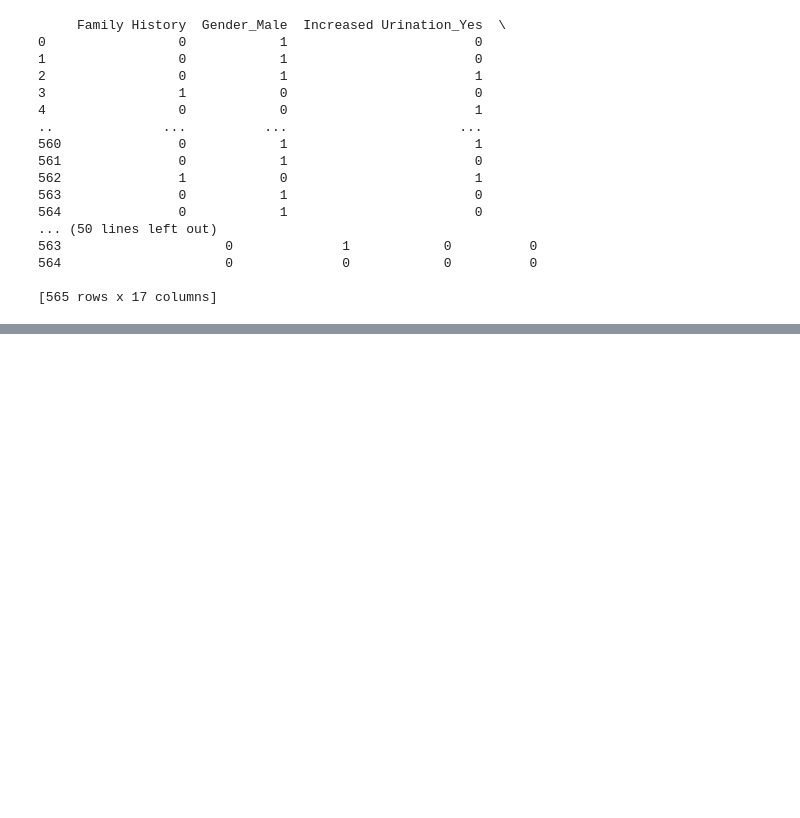
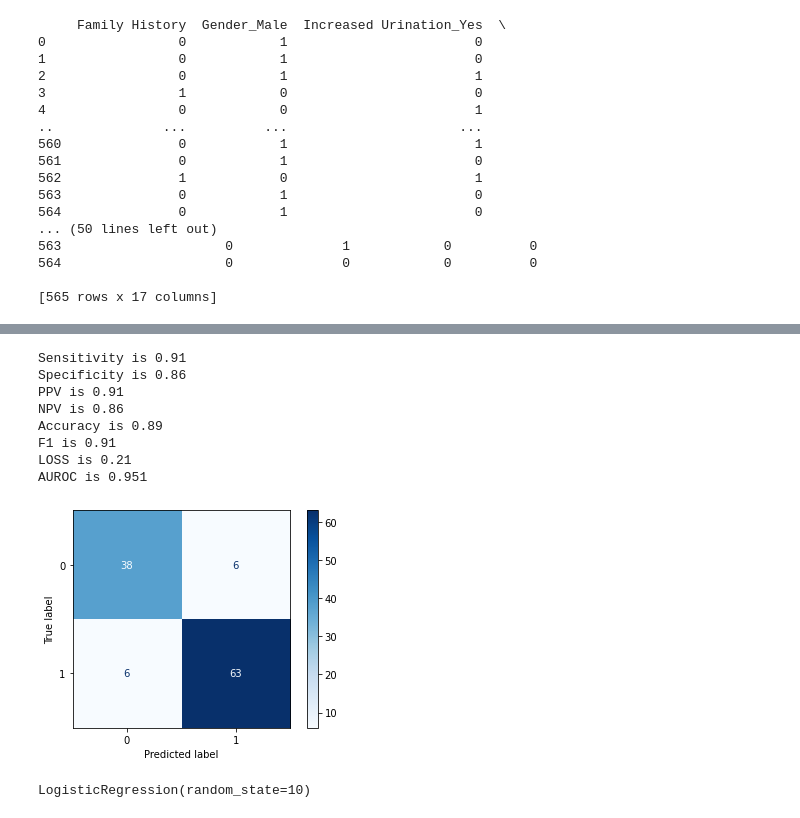
Before and after one commit to mlh-master/hw2_mlh-taima-leen, a Jupyter notebook: HW2_Solution.ipynb, the cells around one changed output, grey strips where cells are left out. Drawn from its saved outputs; the diff is of its cells as text; code cells hidden in the pictures; blank space fills up the shorter version.

```diff
--- a/HW2_Solution.ipynb
+++ b/HW2_Solution.ipynb
@@ -218,0 +337,60 @@ print(hot_vector)
+# %%
+from sklearn.metrics import confusion_matrix
+calc_TN = lambda y_true, y_pred: confusion_matrix(y_true, y_pred)[0, 0]
+calc_FP = lambda y_true, y_pred: confusion_matrix(y_true, y_pred)[0, 1]
+calc_FN = lambda y_true, y_pred: confusion_matrix(y_true, y_pred)[1, 0]
+calc_TP = lambda y_true, y_pred: confusion_matrix(y_true, y_pred)[1, 1]
+# %%
+from sklearn.metrics import plot_confusion_matrix, roc_auc_score
+
+y_pred_test = best_svm_lin.predict(X_test) #NOTICE NOT TO USE THE STANDARDIZED DATA.
+y_pred_proba_test = best_svm_lin.predict_proba(X_test)
+#--------------------------Impelment your code here:-------------------------------------
+y_pred_test_sc=np.where(y_pred_test==0, -1, y_pred_test)
+y_test_sc=np.where(y_test==0, -1, y_test)
+
+TN = calc_TN(y_test, y_pred_test)
+TP = calc_TP(y_test, y_pred_test)
+FN = calc_FN(y_test, y_pred_test)
+FP = calc_FP(y_test, y_pred_test)
+Se = TP/(TP+FN)
+Sp = TN/(TN+FP)
+PPV = TP/(TP+FP)
+NPV = TN/(TN+FN)
+Acc = (TP+TN)/(TP+TN+FP+FN)
+F1 = (2*PPV*Se)/(PPV+Se)
+LOSS=hinge_loss(y_test_sc,y_pred_test_sc)
+print(f'Sensitivity is {Se:.2f}')
+print(f'Specificity is {Sp:.2f}')
+print(f'PPV is {PPV:.2f}')
+print(f'NPV is {NPV:.2f}')
+print(f'Accuracy is {Acc:.2f}')
+print(f'F1 is {F1:.2f}')
+print(f'LOSS is {LOSS:.2f}')
+plot_confusion_matrix(svm_lin, X_test, y_test, cmap=plt.cm.Blues)
+plt.grid(False)
+#------------------------------------------------------------------------------------------
+print('AUROC is {:.3f}'.format(roc_auc_score(y_test, y_pred_proba_test[:,1])))
+# %% [output]
+Sensitivity is 0.91
+Specificity is 0.86
+PPV is 0.91
+NPV is 0.86
+Accuracy is 0.89
+F1 is 0.91
+LOSS is 0.21
+AUROC is 0.951
+[figure, added]
+# %%
+#logistic
+from sklearn.linear_model import LogisticRegression
+from sklearn.metrics import log_loss
+scaler = StandardScaler()
+
+X_train_scaled = scaler.fit_transform(X_train)
+X_test_scaled = scaler.transform(X_test)
+
+log_reg=LogisticRegression(random_state=10)
+log_reg.fit(X_train_scaled, np.ravel(y_train))
+# %% [output]
+LogisticRegression(random_state=10)
```
Also changed, not shown: parts of 16 cells of this notebook, 1 other file.
